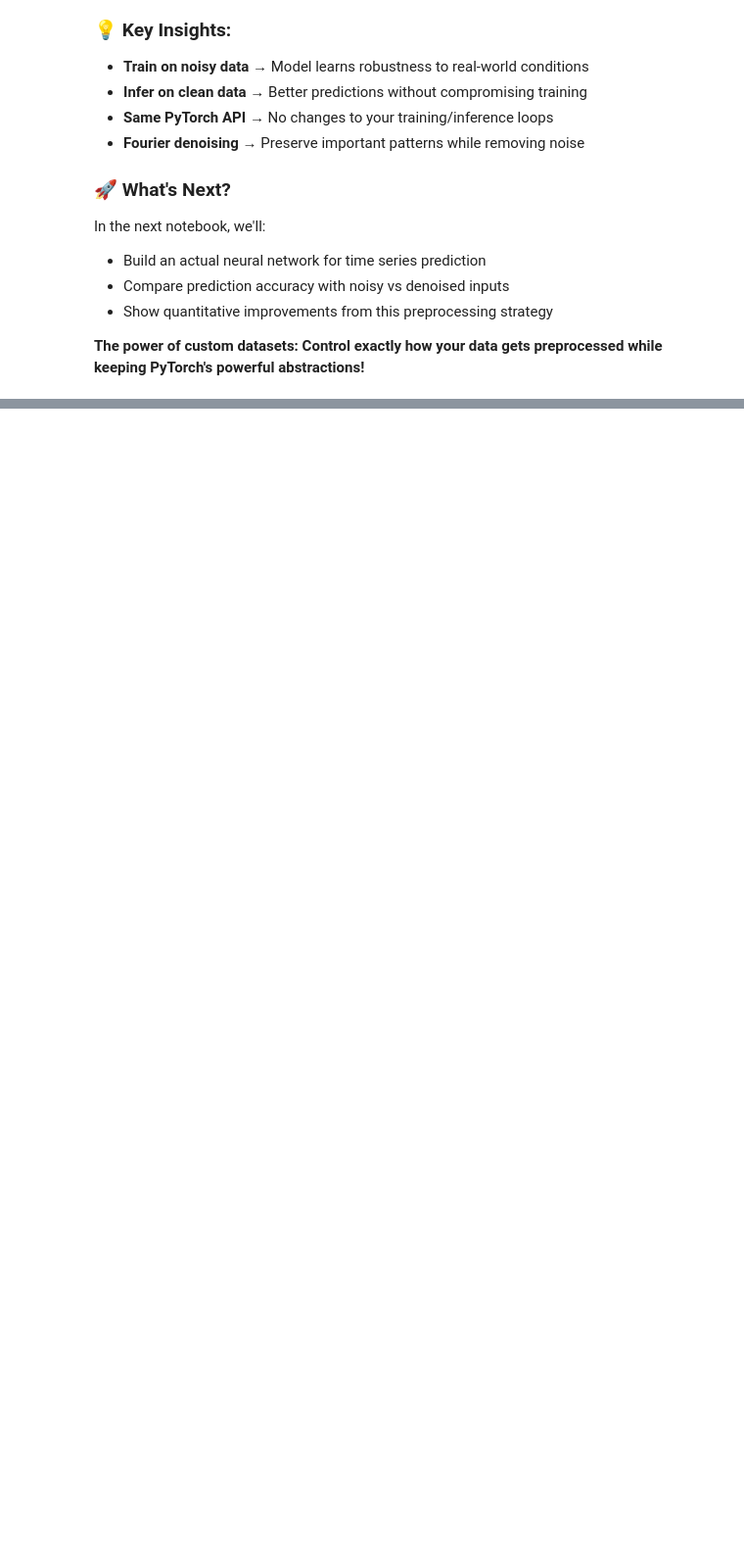
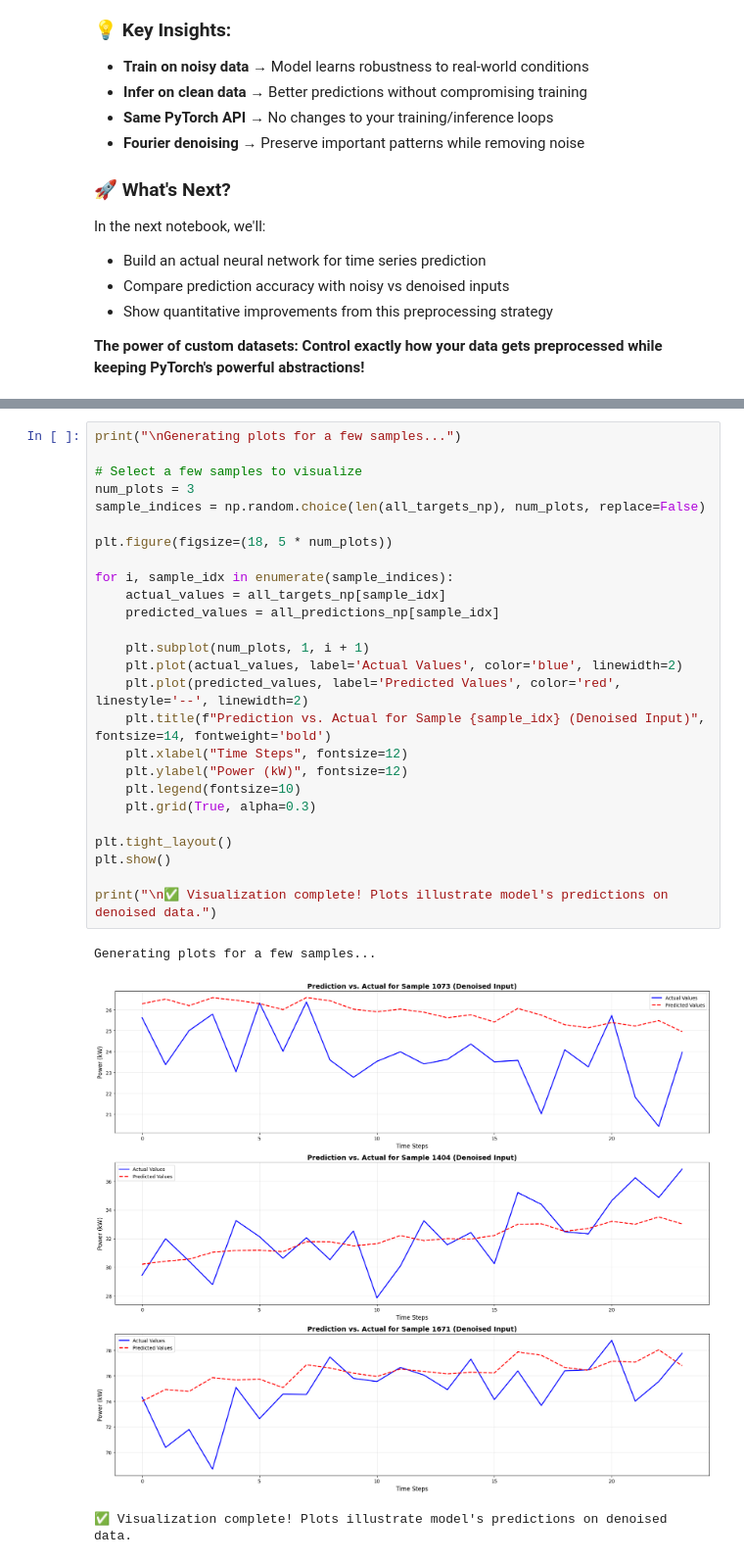
Before and after one commit to RomainGIRAUDEAU/pytorch_introduction, a Jupyter notebook: code/11_pytorch-time-series/1_dataloading.ipynb, the cells around one changed output, grey strips where cells are left out. Shown at 98% size. Drawn from its saved outputs; the diff is of its cells as text; blank space fills up the shorter version.

```diff
--- a/code/11_pytorch-time-series/1_dataloading.ipynb
+++ b/code/11_pytorch-time-series/1_dataloading.ipynb
@@ -743,0 +1096,30 @@ In the next notebook, we'll:
+# %%
+print("\nGenerating plots for a few samples...")
+
+# Select a few samples to visualize
+num_plots = 3
+sample_indices = np.random.choice(len(all_targets_np), num_plots, replace=False)
+
+plt.figure(figsize=(18, 5 * num_plots))
+
+for i, sample_idx in enumerate(sample_indices):
+    actual_values = all_targets_np[sample_idx]
+    predicted_values = all_predictions_np[sample_idx]
+
+    plt.subplot(num_plots, 1, i + 1)
+    plt.plot(actual_values, label='Actual Values', color='blue', linewidth=2)
+    plt.plot(predicted_values, label='Predicted Values', color='red', linestyle='--', linewidth=2)
+    plt.title(f"Prediction vs. Actual for Sample {sample_idx} (Denoised Input)", fontsize=14, fontweight='bold')
+    plt.xlabel("Time Steps", fontsize=12)
+    plt.ylabel("Power (kW)", fontsize=12)
+    plt.legend(fontsize=10)
+    plt.grid(True, alpha=0.3)
+
+plt.tight_layout()
+plt.show()
+
+print("\n✅ Visualization complete! Plots illustrate model's predictions on denoised data.")
+# %% [output]
+Generating plots for a few samples...
+[figure, added]
+✅ Visualization complete! Plots illustrate model's predictions on denoised data.
```
Also changed, not shown: parts of 26 cells of this notebook.
